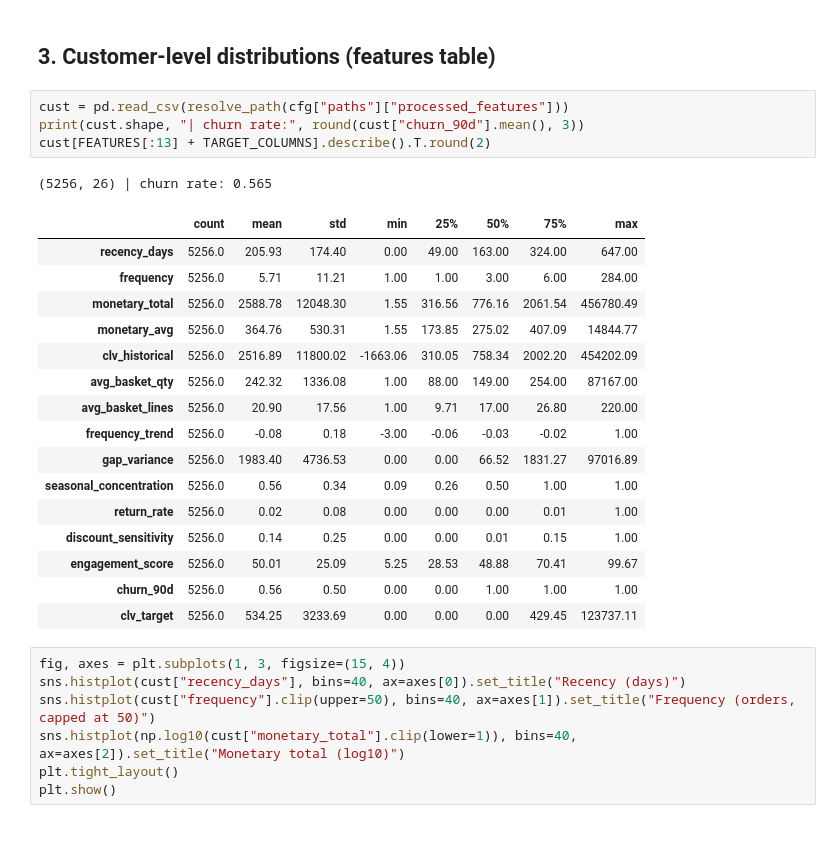
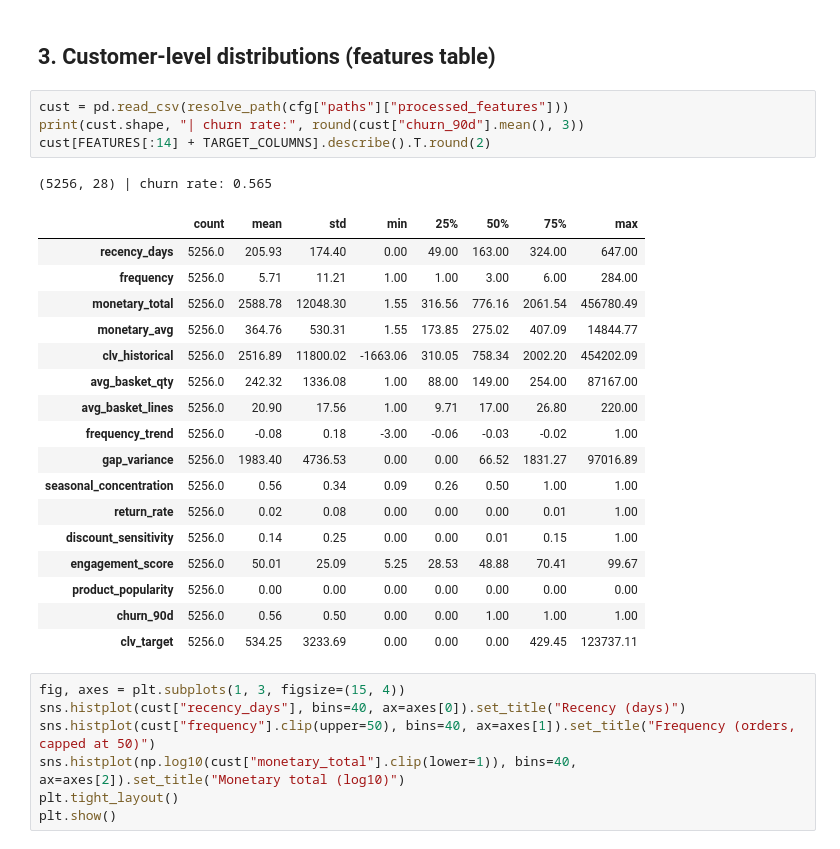
Before and after one commit to palakg242-dotcom/customer-behavior-prediction, a Jupyter notebook: notebooks/01_eda.ipynb, the cells around one changed output. Cells and saved outputs as stored; diff of their text form.

Commit message:
Update notebooks, README and processed feature table

```diff
--- a/notebooks/01_eda.ipynb
+++ b/notebooks/01_eda.ipynb
@@ -112,23 +112,24 @@ by_country.sort_values("revenue", ascending=False).head(10)
 # %%
 cust = pd.read_csv(resolve_path(cfg["paths"]["processed_features"]))
 print(cust.shape, "| churn rate:", round(cust["churn_90d"].mean(), 3))
-cust[FEATURES[:13] + TARGET_COLUMNS].describe().T.round(2)
+cust[FEATURES[:14] + TARGET_COLUMNS].describe().T.round(2)
 # %% [output]
-(5256, 26) | churn rate: 0.565
+(5256, 28) | churn rate: 0.565
 |  | count | mean | std | min | 25% | 50% | 75% | max |
 | recency_days | 5256.0 | 205.93 | 174.40 | 0.00 | 49.00 | 163.00 | 324.00 | 647.00 |
 | frequency | 5256.0 | 5.71 | 11.21 | 1.00 | 1.00 | 3.00 | 6.00 | 284.00 |
 | monetary_total | 5256.0 | 2588.78 | 12048.30 | 1.55 | 316.56 | 776.16 | 2061.54 | 456780.49 |
 | monetary_avg | 5256.0 | 364.76 | 530.31 | 1.55 | 173.85 | 275.02 | 407.09 | 14844.77 |
 | clv_historical | 5256.0 | 2516.89 | 11800.02 | -1663.06 | 310.05 | 758.34 | 2002.20 | 454202.09 |
 | avg_basket_qty | 5256.0 | 242.32 | 1336.08 | 1.00 | 88.00 | 149.00 | 254.00 | 87167.00 |
 | avg_basket_lines | 5256.0 | 20.90 | 17.56 | 1.00 | 9.71 | 17.00 | 26.80 | 220.00 |
 | frequency_trend | 5256.0 | -0.08 | 0.18 | -3.00 | -0.06 | -0.03 | -0.02 | 1.00 |
 | gap_variance | 5256.0 | 1983.40 | 4736.53 | 0.00 | 0.00 | 66.52 | 1831.27 | 97016.89 |
 | seasonal_concentration | 5256.0 | 0.56 | 0.34 | 0.09 | 0.26 | 0.50 | 1.00 | 1.00 |
 | return_rate | 5256.0 | 0.02 | 0.08 | 0.00 | 0.00 | 0.00 | 0.01 | 1.00 |
 | discount_sensitivity | 5256.0 | 0.14 | 0.25 | 0.00 | 0.00 | 0.01 | 0.15 | 1.00 |
 | engagement_score | 5256.0 | 50.01 | 25.09 | 5.25 | 28.53 | 48.88 | 70.41 | 99.67 |
+| product_popularity | 5256.0 | 0.00 | 0.00 | 0.00 | 0.00 | 0.00 | 0.00 | 0.00 |
 | churn_90d | 5256.0 | 0.56 | 0.50 | 0.00 | 0.00 | 1.00 | 1.00 | 1.00 |
 | clv_target | 5256.0 | 534.25 | 3233.69 | 0.00 | 0.00 | 0.00 | 429.45 | 123737.11 |
 # %%
```
Also changed, not shown: parts of 2 cells of this notebook, 3 other files.
